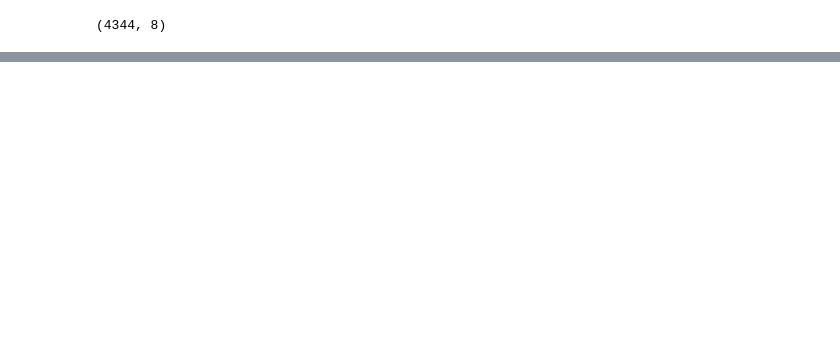
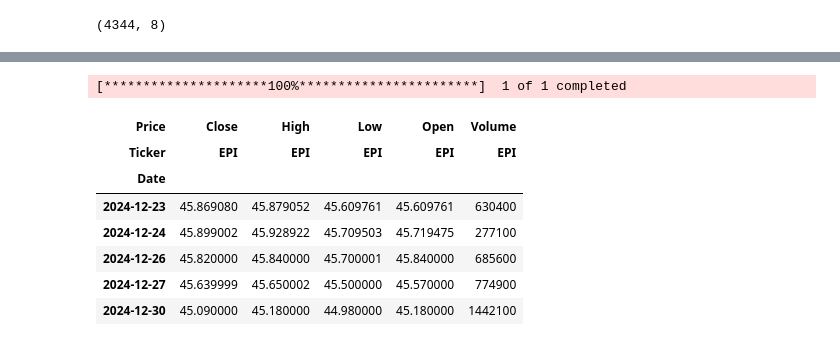
Before and after one commit to nathadriele/stock-markets-analytics-zoomcamp, a Jupyter notebook: 01-intro-and-data-sources/hw-intro.ipynb, the cells around one changed output, grey strips where cells are left out. Saved outputs shown, nothing was run; the diff lists cells and outputs as text; code cells hidden in the pictures; blank space fills up the shorter version.

Commit message:
daily2

```diff
--- a/01-intro-and-data-sources/hw-intro.ipynb
+++ b/01-intro-and-data-sources/hw-intro.ipynb
@@ -370,3 +370,20 @@ epi_etf_daily[(epi_etf_daily.index >='2024-12-23') & (epi_etf_daily.index <='202
 | 2024-12-24 00:00:00-05:00 | 45.719475 | 45.928922 | 45.709503 | 45.899002 | 277100 | 0.000 | 0.0 | 0.0 |
 | 2024-12-26 00:00:00-05:00 | 45.840000 | 45.840000 | 45.700001 | 45.820000 | 685600 | 0.121 | 0.0 | 0.0 |
 | 2024-12-27 00:00:00-05:00 | 45.570000 | 45.650002 | 45.500000 | 45.639999 | 774900 | 0.000 | 0.0 | 0.0 |
+# %%
+epi_etf_daily2 = yf.download(tickers = "EPI",
+                     period = "max",
+                     interval = "1d")
+# %% [output]
+[*********************100%***********************]  1 of 1 completed
+# %%
+epi_etf_daily2[epi_etf_daily2.index>='2024-12-23'].head()
+# %% [output]
+| Price | Close | High | Low | Open | Volume |
+| Ticker | EPI | EPI | EPI | EPI | EPI |
+| Date |  |  |  |  |  |
+| 2024-12-23 | 45.869080 | 45.879052 | 45.609761 | 45.609761 | 630400 |
+| 2024-12-24 | 45.899002 | 45.928922 | 45.709503 | 45.719475 | 277100 |
+| 2024-12-26 | 45.820000 | 45.840000 | 45.700001 | 45.840000 | 685600 |
+| 2024-12-27 | 45.639999 | 45.650002 | 45.500000 | 45.570000 | 774900 |
+| 2024-12-30 | 45.090000 | 45.180000 | 44.980000 | 45.180000 | 1442100 |
```
